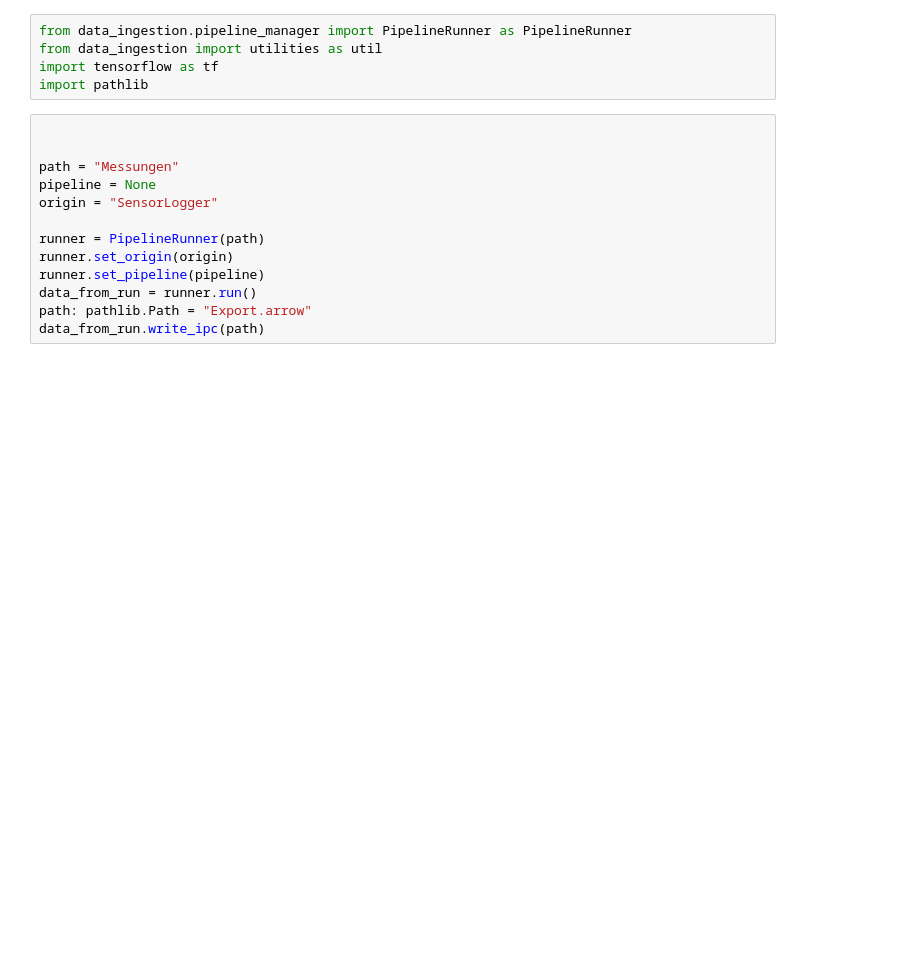
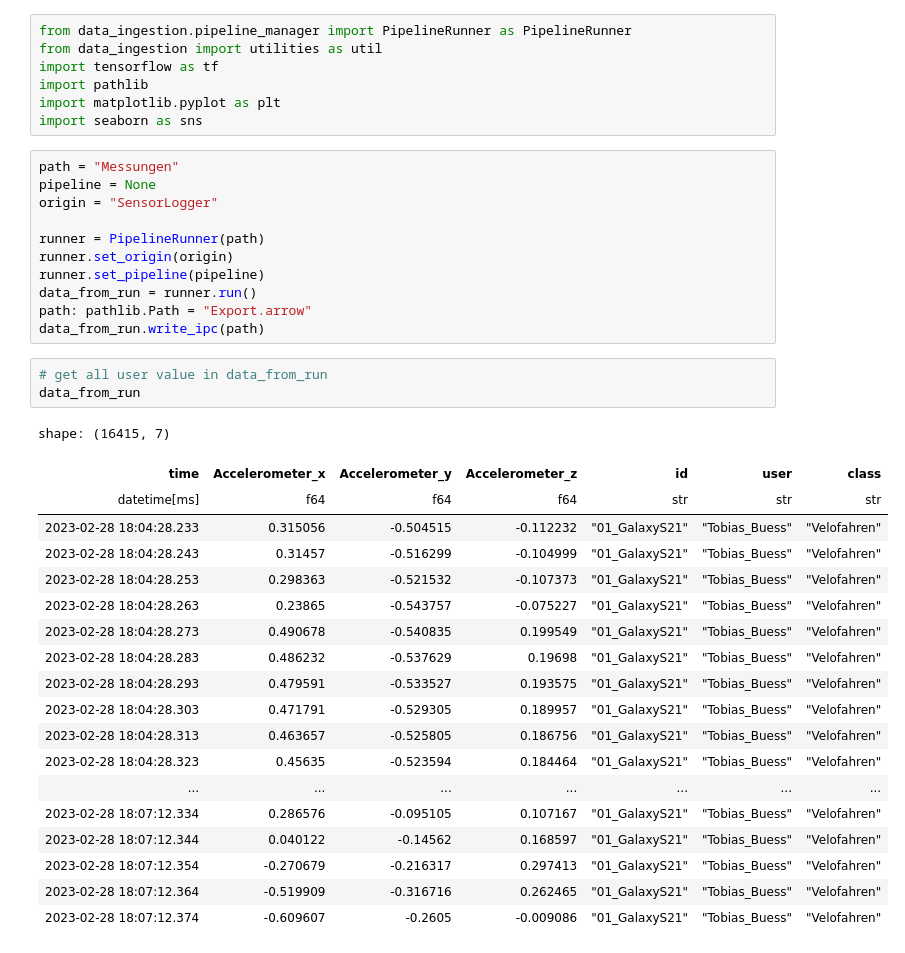
Before and after one commit to CDL1-Sensor/Sensor_Data-Wrangling-und-EDA, a Jupyter notebook: index.ipynb, the cells around one changed output. Cells and saved outputs as stored; diff of their text form; blank space fills up the shorter version.

```diff
--- a/index.ipynb
+++ b/index.ipynb
@@ -3,9 +3,9 @@ from data_ingestion.pipeline_manager import PipelineRunner as PipelineRunner
 from data_ingestion import utilities as util
 import tensorflow as tf
 import pathlib
+import matplotlib.pyplot as plt
+import seaborn as sns
 # %%
-
-
 path = "Messungen"
 pipeline = None
 origin = "SensorLogger"
@@ -16,3 +16,26 @@ runner.set_pipeline(pipeline)
 data_from_run = runner.run()
 path: pathlib.Path = "Export.arrow"
 data_from_run.write_ipc(path)
+# %%
+# get all user value in data_from_run
+data_from_run
+# %% [output]
+shape: (16415, 7)
+| time | Accelerometer_x | Accelerometer_y | Accelerometer_z | id | user | class |
+| datetime[ms] | f64 | f64 | f64 | str | str | str |
+| 2023-02-28 18:04:28.233 | 0.315056 | -0.504515 | -0.112232 | "01_GalaxyS21" | "Tobias_Buess" | "Velofahren" |
+| 2023-02-28 18:04:28.243 | 0.31457 | -0.516299 | -0.104999 | "01_GalaxyS21" | "Tobias_Buess" | "Velofahren" |
+| 2023-02-28 18:04:28.253 | 0.298363 | -0.521532 | -0.107373 | "01_GalaxyS21" | "Tobias_Buess" | "Velofahren" |
+| 2023-02-28 18:04:28.263 | 0.23865 | -0.543757 | -0.075227 | "01_GalaxyS21" | "Tobias_Buess" | "Velofahren" |
+| 2023-02-28 18:04:28.273 | 0.490678 | -0.540835 | 0.199549 | "01_GalaxyS21" | "Tobias_Buess" | "Velofahren" |
+| 2023-02-28 18:04:28.283 | 0.486232 | -0.537629 | 0.19698 | "01_GalaxyS21" | "Tobias_Buess" | "Velofahren" |
+| 2023-02-28 18:04:28.293 | 0.479591 | -0.533527 | 0.193575 | "01_GalaxyS21" | "Tobias_Buess" | "Velofahren" |
+| 2023-02-28 18:04:28.303 | 0.471791 | -0.529305 | 0.189957 | "01_GalaxyS21" | "Tobias_Buess" | "Velofahren" |
+| 2023-02-28 18:04:28.313 | 0.463657 | -0.525805 | 0.186756 | "01_GalaxyS21" | "Tobias_Buess" | "Velofahren" |
+| 2023-02-28 18:04:28.323 | 0.45635 | -0.523594 | 0.184464 | "01_GalaxyS21" | "Tobias_Buess" | "Velofahren" |
+| ... | ... | ... | ... | ... | ... | ... |
+| 2023-02-28 18:07:12.334 | 0.286576 | -0.095105 | 0.107167 | "01_GalaxyS21" | "Tobias_Buess" | "Velofahren" |
+| 2023-02-28 18:07:12.344 | 0.040122 | -0.14562 | 0.168597 | "01_GalaxyS21" | "Tobias_Buess" | "Velofahren" |
+| 2023-02-28 18:07:12.354 | -0.270679 | -0.216317 | 0.297413 | "01_GalaxyS21" | "Tobias_Buess" | "Velofahren" |
+| 2023-02-28 18:07:12.364 | -0.519909 | -0.316716 | 0.262465 | "01_GalaxyS21" | "Tobias_Buess" | "Velofahren" |
+| 2023-02-28 18:07:12.374 | -0.609607 | -0.2605 | -0.009086 | "01_GalaxyS21" | "Tobias_Buess" | "Velofahren" |
```
Also changed, not shown: parts of 2 cells of this notebook.
